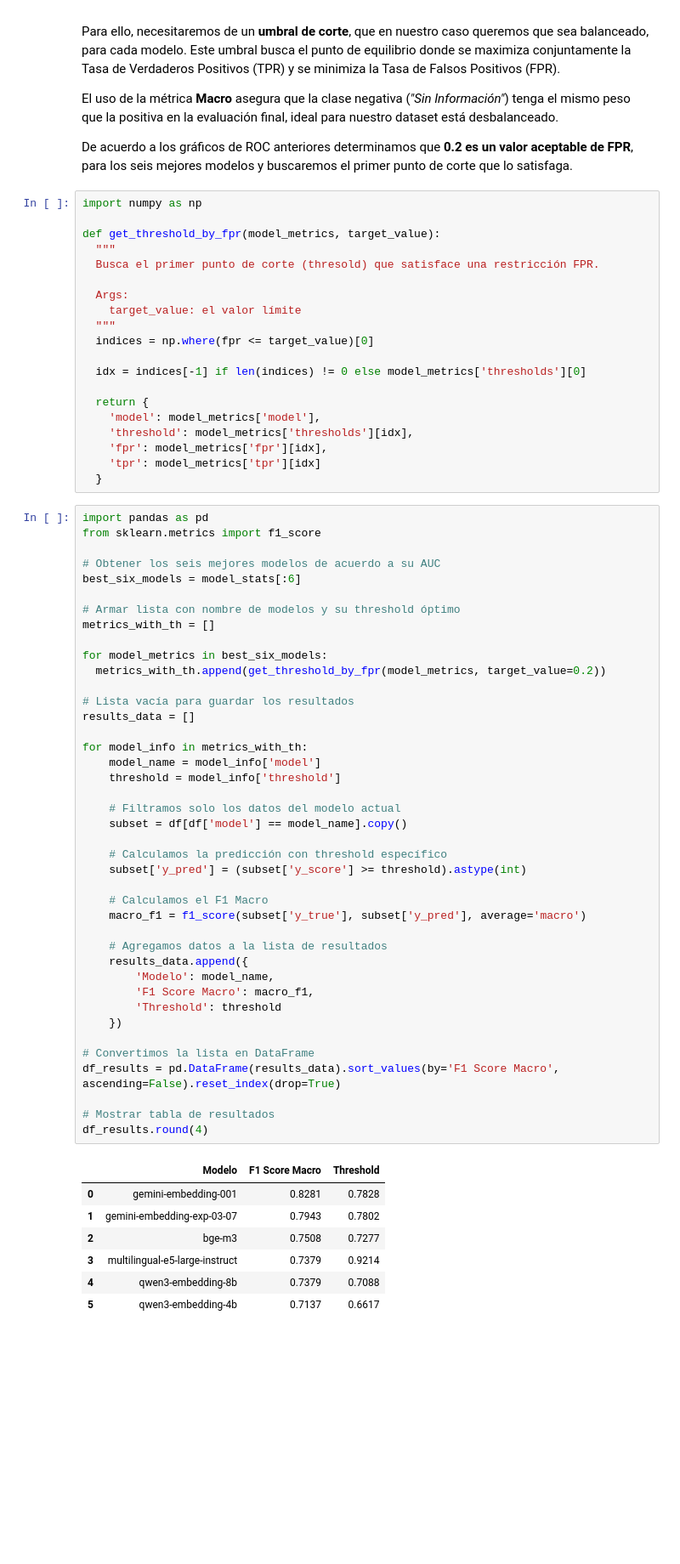
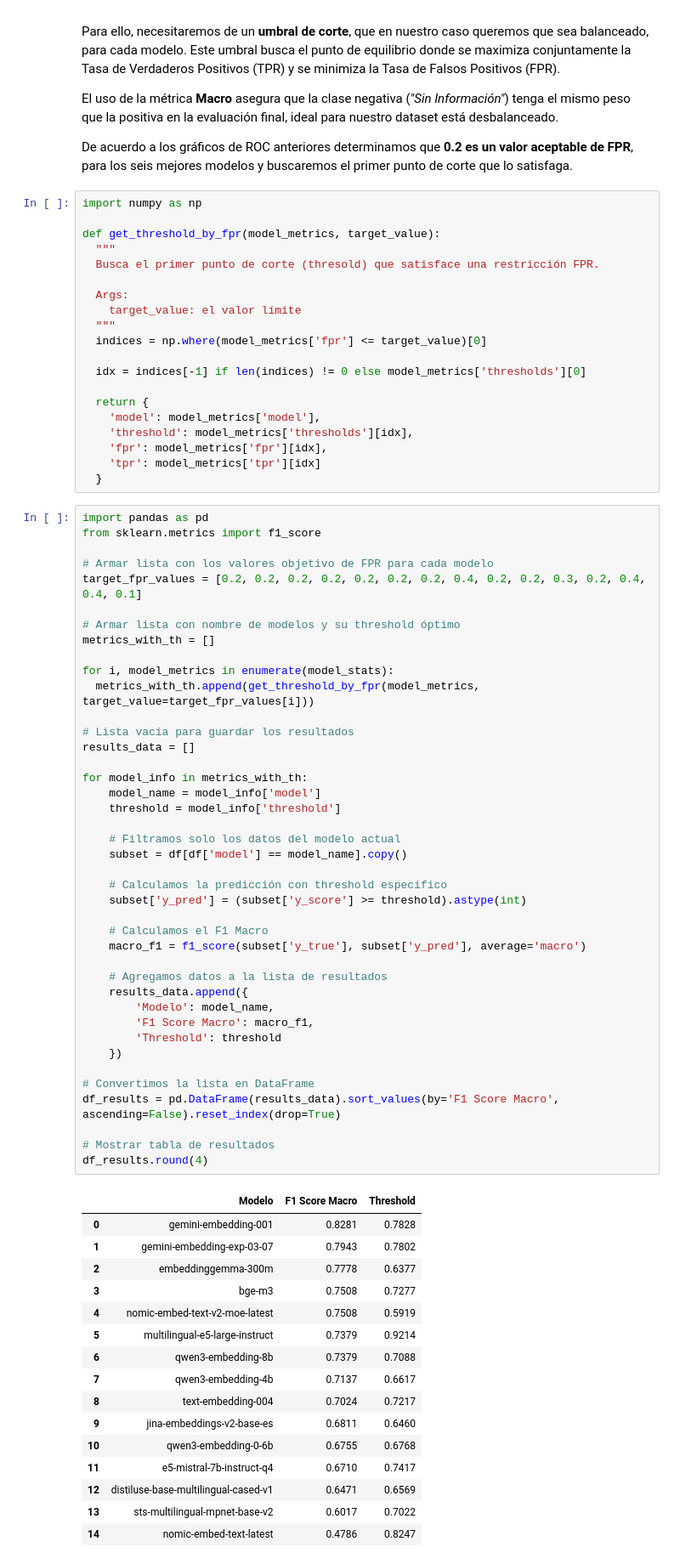
Before and after one commit to mit0110/chatbot_famaf, a Jupyter notebook: notebooks/embeddings_roc_auc_and_f1.ipynb, the cells around one changed output. Shown at 85% size. Saved outputs shown, nothing was run; the diff lists cells and outputs as text; blank space fills up the shorter version.

Commit message:
feat(notebooks): Calculate the macro F1 score and the optimal threshold for all the models (#47)

```diff
--- a/notebooks/embeddings_roc_auc_and_f1.ipynb
+++ b/notebooks/embeddings_roc_auc_and_f1.ipynb
@@ -223,7 +224,7 @@ def get_threshold_by_fpr(model_metrics, target_value):
   Args:
     target_value: el valor límite
   """
-  indices = np.where(fpr <= target_value)[0]
+  indices = np.where(model_metrics['fpr'] <= target_value)[0]
 
   idx = indices[-1] if len(indices) != 0 else model_metrics['thresholds'][0]
 
@@ -237,48 +238,57 @@ def get_threshold_by_fpr(model_metrics, target_value):
 import pandas as pd
 from sklearn.metrics import f1_score
 
-# Obtener los seis mejores modelos de acuerdo a su AUC
-best_six_models = model_stats[:6]
+# Armar lista con los valores objetivo de FPR para cada modelo
+target_fpr_values = [0.2, 0.2, 0.2, 0.2, 0.2, 0.2, 0.2, 0.4, 0.2, 0.2, 0.3, 0.2, 0.4, 0.4, 0.1]
 
 # Armar lista con nombre de modelos y su threshold óptimo
 metrics_with_th = []
 
-for model_metrics in best_six_models:
-  metrics_with_th.append(get_threshold_by_fpr(model_metrics, target_value=0.2))
+for i, model_metrics in enumerate(model_stats):
+  metrics_with_th.append(get_threshold_by_fpr(model_metrics, target_value=target_fpr_values[i]))
 
 # Lista vacía para guardar los resultados
 results_data = []
 
 for model_info in metrics_with_th:
     model_name = model_info['model']
     threshold = model_info['threshold']
 
     # Filtramos solo los datos del modelo actual
     subset = df[df['model'] == model_name].copy()
 
     # Calculamos la predicción con threshold específico
     subset['y_pred'] = (subset['y_score'] >= threshold).astype(int)
 
     # Calculamos el F1 Macro
     macro_f1 = f1_score(subset['y_true'], subset['y_pred'], average='macro')
 
     # Agregamos datos a la lista de resultados
     results_data.append({
         'Modelo': model_name,
         'F1 Score Macro': macro_f1,
         'Threshold': threshold
     })
 
 # Convertimos la lista en DataFrame
 df_results = pd.DataFrame(results_data).sort_values(by='F1 Score Macro', ascending=False).reset_index(drop=True)
 
 # Mostrar tabla de resultados
 df_results.round(4)
 # %% [output]
 |  | Modelo | F1 Score Macro | Threshold |
 | 0 | gemini-embedding-001 | 0.8281 | 0.7828 |
 | 1 | gemini-embedding-exp-03-07 | 0.7943 | 0.7802 |
-| 2 | bge-m3 | 0.7508 | 0.7277 |
-| 3 | multilingual-e5-large-instruct | 0.7379 | 0.9214 |
-| 4 | qwen3-embedding-8b | 0.7379 | 0.7088 |
-| 5 | qwen3-embedding-4b | 0.7137 | 0.6617 |
+| 2 | embeddinggemma-300m | 0.7778 | 0.6377 |
+| 3 | bge-m3 | 0.7508 | 0.7277 |
+| 4 | nomic-embed-text-v2-moe-latest | 0.7508 | 0.5919 |
+| 5 | multilingual-e5-large-instruct | 0.7379 | 0.9214 |
+| 6 | qwen3-embedding-8b | 0.7379 | 0.7088 |
+| 7 | qwen3-embedding-4b | 0.7137 | 0.6617 |
+| 8 | text-embedding-004 | 0.7024 | 0.7217 |
+| 9 | jina-embeddings-v2-base-es | 0.6811 | 0.6460 |
+| 10 | qwen3-embedding-0-6b | 0.6755 | 0.6768 |
+| 11 | e5-mistral-7b-instruct-q4 | 0.6710 | 0.7417 |
+| 12 | distiluse-base-multilingual-cased-v1 | 0.6471 | 0.6569 |
+| 13 | sts-multilingual-mpnet-base-v2 | 0.6017 | 0.7022 |
+| 14 | nomic-embed-text-latest | 0.4786 | 0.8247 |
```
Also changed, not shown: parts of 1 cell of this notebook.
